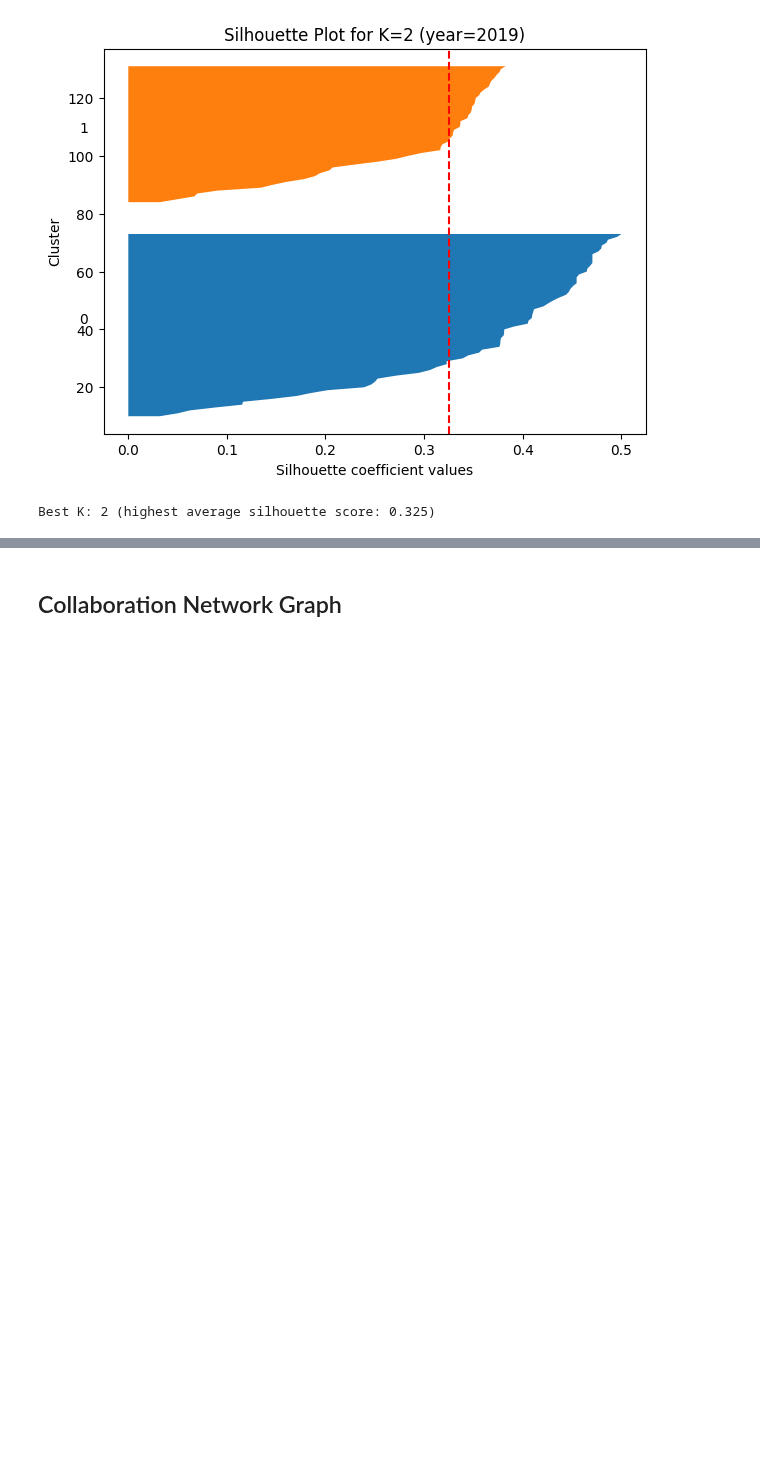
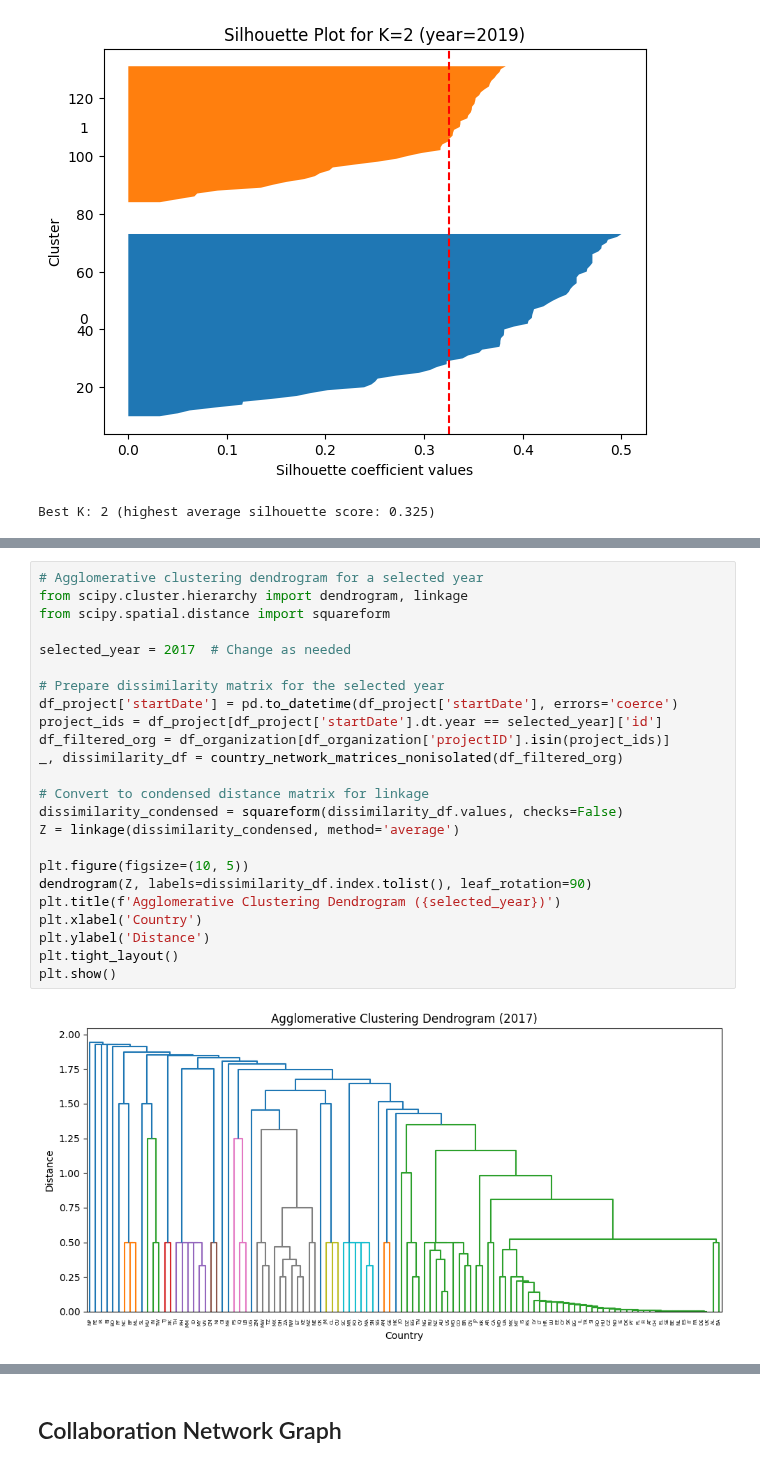
Before and after one commit to mariejatsun/Modern-Data-Analytics-, a Jupyter notebook: analyze.ipynb, the cells around one changed output, grey strips where cells are left out. Saved outputs shown, nothing was run; the diff lists cells and outputs as text; blank space fills up the shorter version.

```diff
--- a/analyze.ipynb
+++ b/analyze.ipynb
@@ -845,3 +861,29 @@ Clustering: K-Means and HDBScan
+# %%
+# Agglomerative clustering dendrogram for a selected year
+from scipy.cluster.hierarchy import dendrogram, linkage
+from scipy.spatial.distance import squareform
+
+selected_year = 2017  # Change as needed
+
+# Prepare dissimilarity matrix for the selected year
+df_project['startDate'] = pd.to_datetime(df_project['startDate'], errors='coerce')
+project_ids = df_project[df_project['startDate'].dt.year == selected_year]['id']
+df_filtered_org = df_organization[df_organization['projectID'].isin(project_ids)]
+_, dissimilarity_df = country_network_matrices_nonisolated(df_filtered_org)
+
+# Convert to condensed distance matrix for linkage
+dissimilarity_condensed = squareform(dissimilarity_df.values, checks=False)
+Z = linkage(dissimilarity_condensed, method='average')
+
+plt.figure(figsize=(10, 5))
+dendrogram(Z, labels=dissimilarity_df.index.tolist(), leaf_rotation=90)
+plt.title(f'Agglomerative Clustering Dendrogram ({selected_year})')
+plt.xlabel('Country')
+plt.ylabel('Distance')
+plt.tight_layout()
+plt.show()
+# %% [output]
+[figure, added]
 # %%
 # Functie om ISO2 → ISO3 om te zetten
 def iso2_to_iso3(code: str) -> str | None:
```
Also changed, not shown: parts of 6 cells of this notebook.
